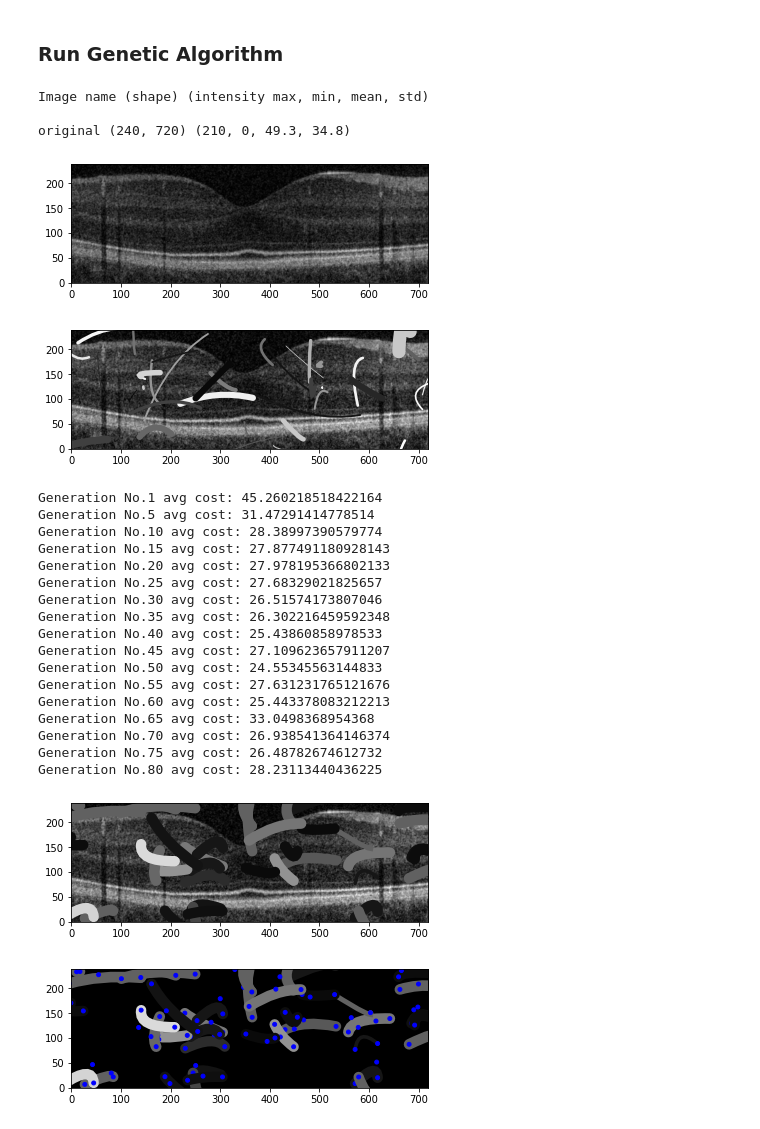
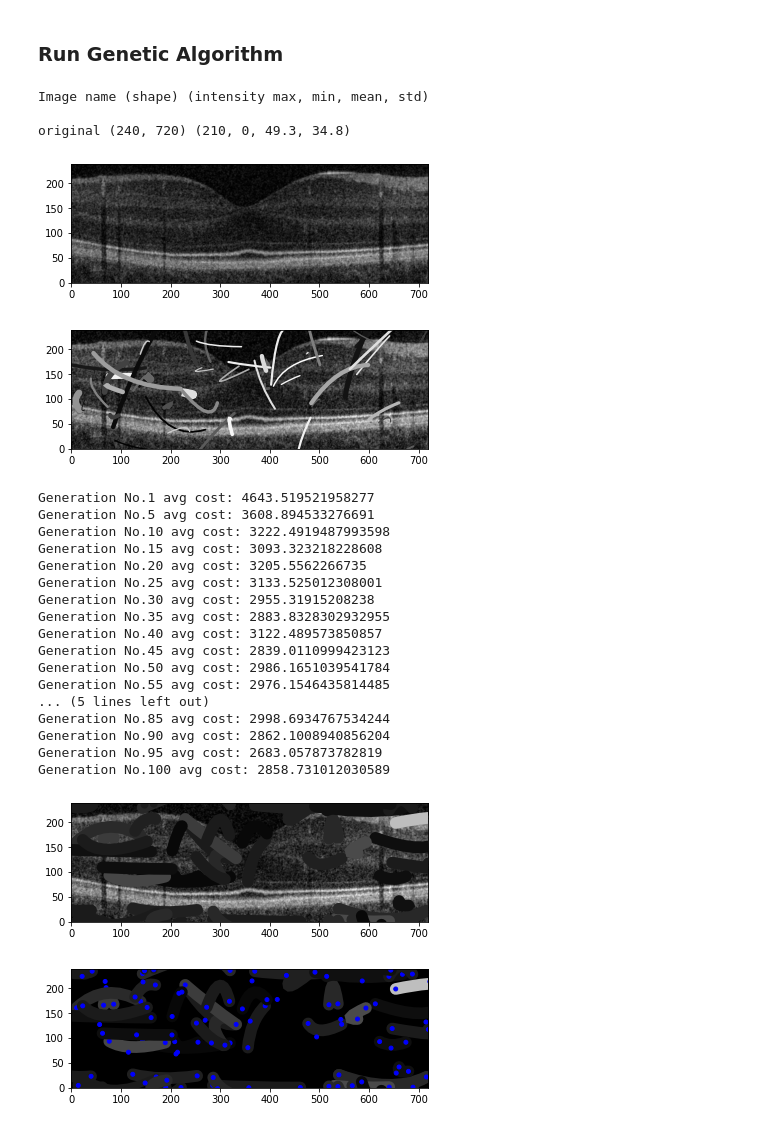
Before and after one commit to liannelong/CITS4404_Project, a Jupyter notebook: OurCamoWorm.ipynb, the cells around one changed output. Saved outputs shown, nothing was run; the diff lists cells and outputs as text; code cells hidden in the pictures.

Commit message:
Updates: - Changed the tournament selection to match Peter's version. - Updated the README - Cleaned up the OutCamoWorm.ipynb file. - Changed colour cost weight in the environmental cost

```diff
--- a/OurCamoWorm.ipynb
+++ b/OurCamoWorm.ipynb
@@ -542,14 +426,14 @@ class GeneticAlgorithm:
 
     def select_parents(self, population, parent_cost):
         # Select parents based on fitness
-        tournament_size = 5
+        tournament_size = 3
         parents = []
         for _ in range(self.population_size):
-            # ------------ Replace with Different Function------------
             tournament_indices = np.random.choice(range(len(population)), tournament_size, replace=False)
-            tournament = [parent_cost[i] for i in tournament_indices]
-            winner = np.argmin(tournament)
-            parents.append(population[winner])
+            tournament = [population[i] for i in tournament_indices]
+            tournament_cost = [parent_cost[i] for i in tournament_indices]
+            winner = tournament[np.argmin(tournament_cost)]
+            parents.append(winner)
         return parents
 
     def crossover(self, parent1, parent2):
@@ -603,9 +487,8 @@ class GeneticAlgorithm:
         drawing.show()
 
         cost = CostFunction(self.image, self.weights, False)
-        previous_pop_cost = 0
 
-         # ------------ Add Cost_function to offspring------------
+        # ------------ Add Cost_function to offspring------------
         for generation in range(max_generations):
             # Evaluate the cost of each worm in the parent population
             parent_costs = cost.evaluate(population)
@@ -616,8 +499,6 @@ class GeneticAlgorithm:
             # Create offspring through crossover
             offspring = []
             for i in range(0, self.population_size, 2):
-                # parent_costs = (pop_cost[i], pop_cost[i+1])
-                # lowest_cost = pop_cost[0]
                 child_param1, child_param2 = self.crossover(parents[i], parents[i+1])
                 child_param1 = self.mutate(child_param1, init_params)
                 child_param2 = self.mutate(child_param2, init_params)
@@ -629,7 +510,6 @@ class GeneticAlgorithm:
             new_population = population + offspring
 
             # Evaluate the cost of each worm in the new population
-            # pop_cost = [cost.evaluate(worm) for worm in new_population]
             pop_cost = cost.evaluate(new_population)
 
             # Get the indices of worms sorted by their costs in ascending order
@@ -638,10 +518,9 @@ class GeneticAlgorithm:
 
             # Replace old population with new population
             population = sorted_population[:self.population_size]
-            previous_pop_cost = sum(pop_cost)
 
             if (generation + 1) % 5 == 0 or generation == 0:
-                print(f"Generation No.{generation + 1} avg cost: {np.mean(pop_cost)}")
+                print(f"Generation No.{generation + 1} avg cost: {sum(pop_cost)}")
 
         return population
 # %% [markdown]
@@ -651,57 +530,57 @@ class GeneticAlgorithm:
 image = prep_image(IMAGE_DIR, IMAGE_NAME, MASK)
 
 # Define parameters for the Genetic Algorithm
-population_size = 40 # Number of worms in the population ---- to be adjusted
+population_size = 50 # Number of worms in the population ---- to be adjusted
 crossover_rate = 0.6 # Probability of crossover
 mutation_rate = 0.4 # Probability of mutation`
 
-# Define weights --- to be adjusted/required?
-# weights = {'coverage': 1, 'smoothness': 1, 'detail': 1, 'colour': 1, 'efficiency': 1}
+# Define weights
 weights = {'internal': 1.2, 'group': 0.5 , 'environment': 0.8}
+
 # Create an instance of the GeneticAlgorithm class
 genetic_algorithm = GeneticAlgorithm(image, population_size, crossover_rate, mutation_rate, weights)
 
 # Define initial parameters for the worms
 init_params = (40, 30, 1)  # Example parameters, adjust as needed
 
 # Define the maximum number of generations
-max_generations = 80 #60
+max_generations = 100
 clew = genetic_algorithm.run(max_generations, init_params)
 
 # Display the optimized population of worms
 drawing = Drawing(image)
 for worm in clew:
     drawing.add_worms(worm)
 drawing.show()
 
-# Display the optimized population of worms without OCT background
+# Display the optimized population of worms with a black background
 blank_drawing = Drawing(np.full((image.shape[0], image.shape[1]), 1, dtype=np.uint8))
 for worm in clew:
     blank_drawing.add_worms(worm)
     blank_drawing.add_dots(worm.control_points(),color='blue')
 blank_drawing.show()
 # %% [output]
 Image name (shape) (intensity max, min, mean, std)
 
 original (240, 720) (210, 0, 49.3, 34.8)
 [figure]
-[figure, old version]
+[figure, new version]
-Generation No.1 avg cost: 45.260218518422164
-Generation No.5 avg cost: 31.47291414778514
-Generation No.10 avg cost: 28.38997390579774
-Generation No.15 avg cost: 27.877491180928143
-Generation No.20 avg cost: 27.978195366802133
-Generation No.25 avg cost: 27.68329021825657
-Generation No.30 avg cost: 26.51574173807046
-Generation No.35 avg cost: 26.302216459592348
-Generation No.40 avg cost: 25.43860858978533
-Generation No.45 avg cost: 27.109623657911207
-Generation No.50 avg cost: 24.55345563144833
-Generation No.55 avg cost: 27.631231765121676
-Generation No.60 avg cost: 25.443378083212213
-Generation No.65 avg cost: 33.0498368954368
-Generation No.70 avg cost: 26.938541364146374
-Generation No.75 avg cost: 26.48782674612732
-Generation No.80 avg cost: 28.23113440436225
+Generation No.1 avg cost: 4643.519521958277
+Generation No.5 avg cost: 3608.894533276691
+Generation No.10 avg cost: 3222.4919487993598
+Generation No.15 avg cost: 3093.323218228608
+Generation No.20 avg cost: 3205.5562266735
+Generation No.25 avg cost: 3133.525012308001
+Generation No.30 avg cost: 2955.31915208238
+Generation No.35 avg cost: 2883.8328302932955
+Generation No.40 avg cost: 3122.489573850857
+Generation No.45 avg cost: 2839.0110999423123
+Generation No.50 avg cost: 2986.1651039541784
+Generation No.55 avg cost: 2976.1546435814485
+... (5 lines left out)
+Generation No.85 avg cost: 2998.6934767534244
+Generation No.90 avg cost: 2862.1008940856204
+Generation No.95 avg cost: 2683.057873782819
+Generation No.100 avg cost: 2858.731012030589
-[figure, old version]
+[figure, new version]
-[figure, old version]
+[figure, new version]
```
Also changed, not shown: parts of 9 cells of this notebook, 1 other file.
